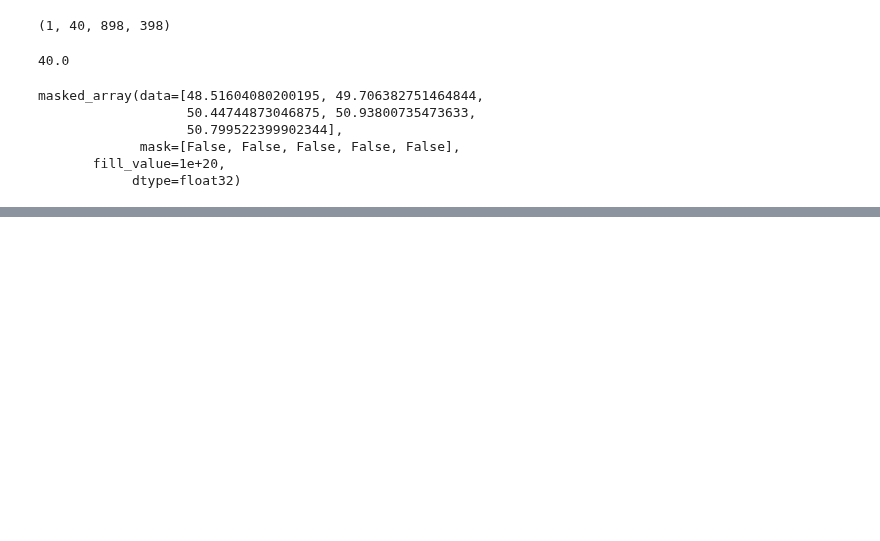
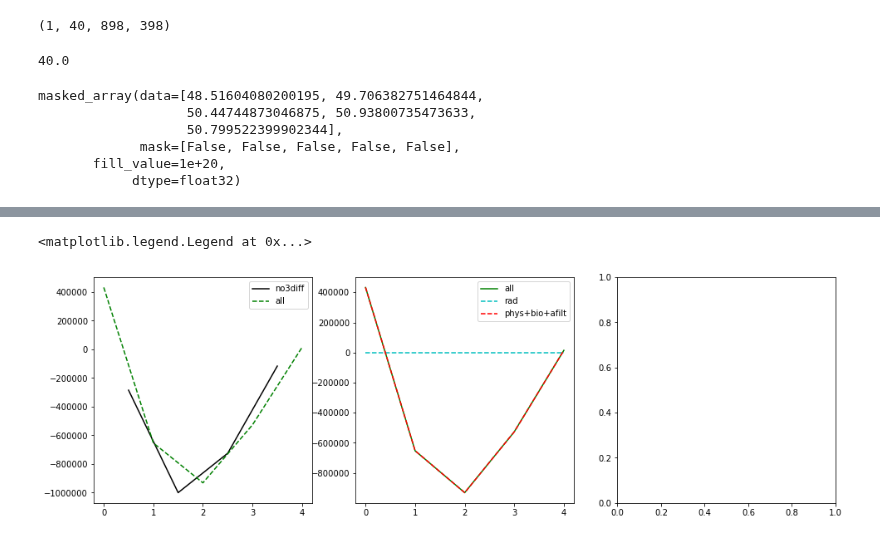
Before and after one commit to SalishSeaCast/analysis-elise-2, a Jupyter notebook: notebooks/checkTestSums-Copy2.ipynb, the cells around one changed output, grey strips where cells are left out. Drawn from its saved outputs; the diff is of its cells as text; code cells hidden in the pictures; blank space fills up the shorter version.

```diff
--- a/notebooks/checkTestSums-Copy2.ipynb
+++ b/notebooks/checkTestSums-Copy2.ipynb
@@ -73,6 +77,9 @@ np.shape(tmaskSOG)
 no3sum=np.sum(np.sum(np.sum(tmaskSOG*e1t*e2t*fP.variables['NO3_E3T'][:,:,:,:],3),2),1)
 physSum=np.sum(np.sum(np.sum(tmaskSOG*fP.variables['PHYSTRNO3'][:,:,:,:],3),2),1)
 bioSum=np.sum(np.sum(np.sum(tmaskSOG*fP.variables['BIOTRNO3'][:,:,:,:],3),2),1)
+allSum=np.sum(np.sum(np.sum(tmaskSOG*fP.variables['ALLTRNO3'][:,:,:,:],3),2),1)
+rBSum=np.sum(np.sum(np.sum(tmaskSOG*fP.variables['NO3RADB'][:,:,:,:],3),2),1)
+rNSum=np.sum(np.sum(np.sum(tmaskSOG*fP.variables['NO3RADN'][:,:,:,:],3),2),1)
 rivSum=np.sum(np.sum(np.sum(tmaskSOG*fP.variables['RIVNO3'][:,:,:,:],3),2),1)
 nitrSum=np.sum(np.sum(np.sum(tmaskSOG*fP.variables['NITR'][:,:,:,:],3),2),1)
 PPSum=np.sum(np.sum(np.sum(tmaskSOG*(fP.variables['PPDIATNO3V'][:,:,:,:]+\
@@ -126,2 +133,20 @@ ax[2].legend()
+# %%
+fig,ax=plt.subplots(1,3,figsize=(16,5))
+ax[0].plot(np.arange(0.5,4,1),no3diff,'k-',label='no3diff')
+ax[0].plot(range(0,5),allSum,'g--',label='all')
+#ax[0].plot(range(0,5),afiltSum,'b--',label='afilt')
+ax[0].legend()
+ax[1].plot(range(0,5),allSum,'g-',label='all')
+ax[1].plot(range(0,5),rNSum+rBSum,'c--',label='rad')
+ax[1].plot(range(0,5),physSum+bioSum+afiltSum,'r--',label='phys+bio+afilt')
+#ax[1].plot(range(0,5),bioSum,'k-',label='bio')
+#ax[1].plot(range(0,5),nitrSum-PPSum,'r--',label='NITR-PP')
+ax[1].legend()
+#ax[2].plot(range(0,5),physSum,'k-',label='phys')
+#ax[2].plot(range(0,5),rivSum,'b--',label='rivers')
+#ax[2].legend()
+# %% [output]
+<matplotlib.legend.Legend at 0x...>
+[figure, added]
 # %%
 with nc.Dataset(glob.glob(idir+'/SalishSea_1d_*_Malaspina_U*.nc')[0]) as f:
```
Also changed, not shown: parts of 17 cells of this notebook.
